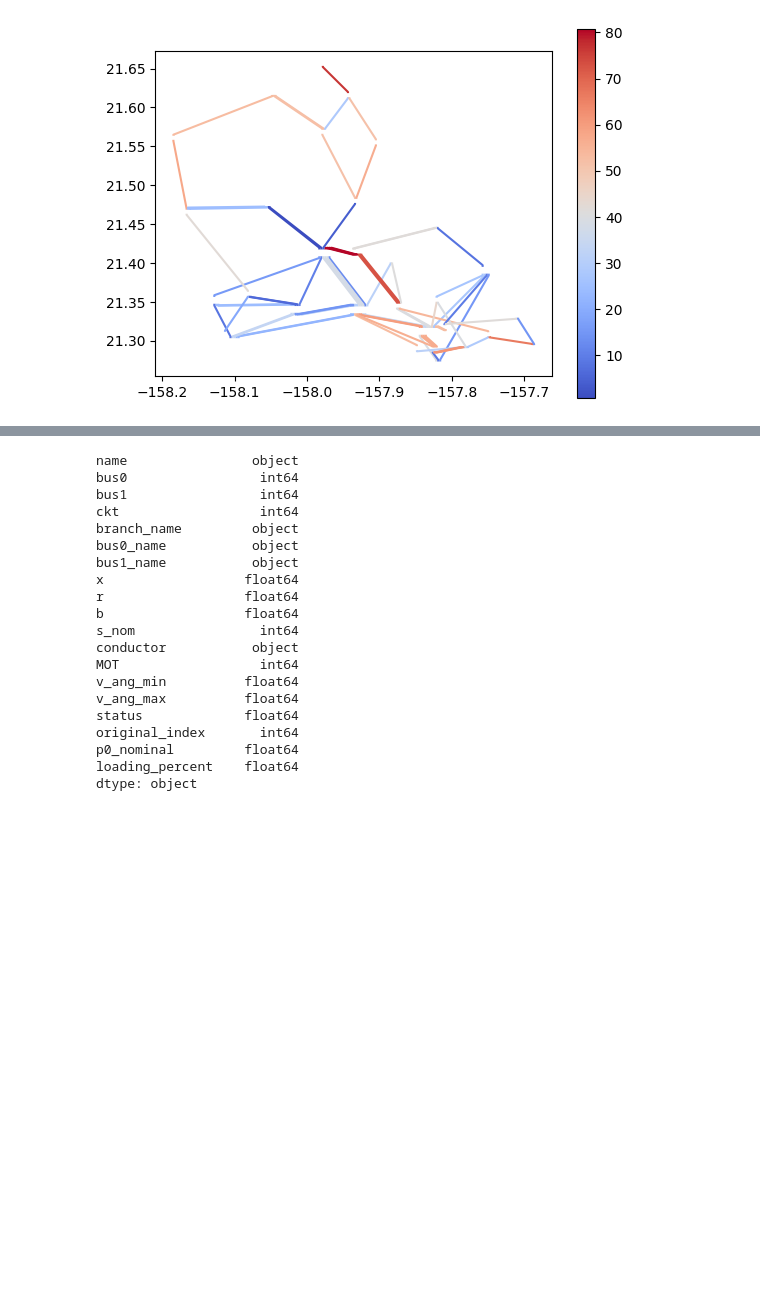
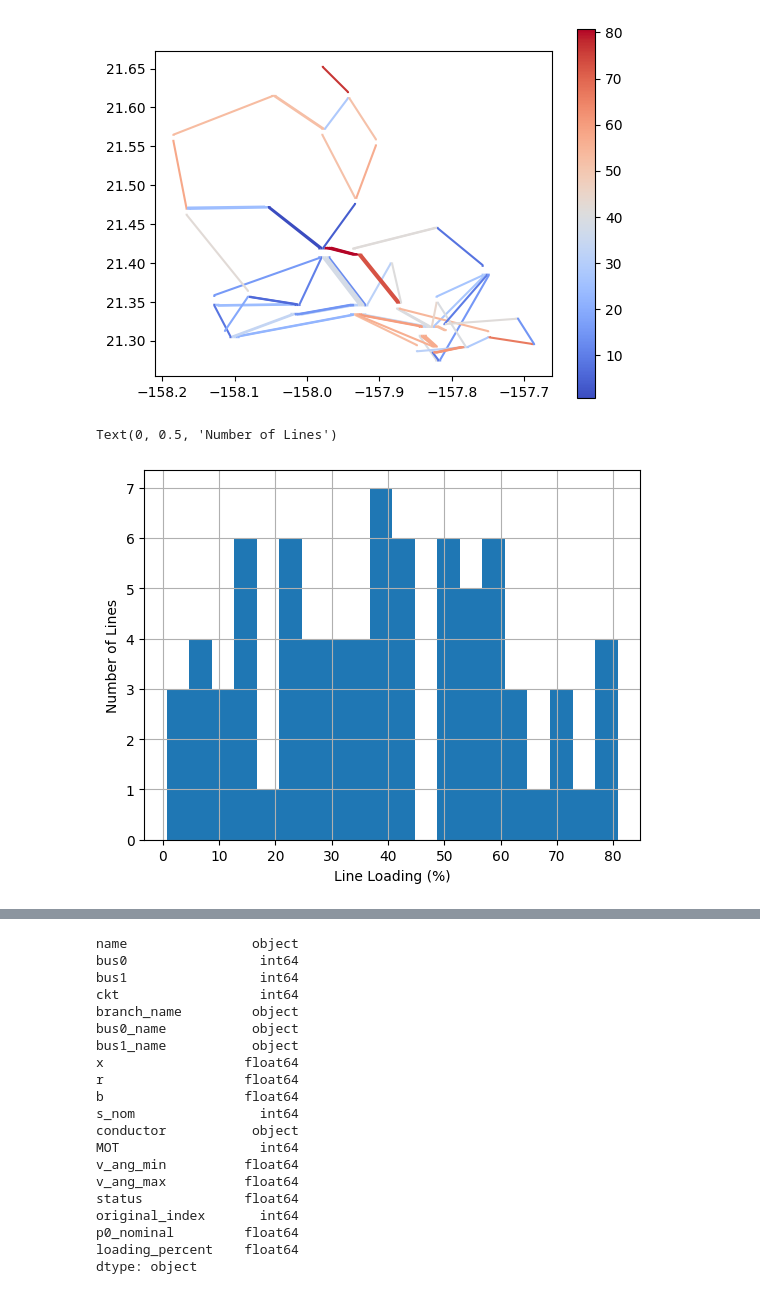
Before and after one commit to AvaS11/HackOHI-O-2025, a Jupyter notebook: notebook.ipynb, the cells around one changed output, grey strips where cells are left out. Saved outputs shown, nothing was run; the diff lists cells and outputs as text; code cells hidden in the pictures; blank space fills up the shorter version.

```diff
--- a/notebook.ipynb
+++ b/notebook.ipynb
@@ -76,3 +76,11 @@ geo_df.plot(column='loading_percent', legend=True, cmap='coolwarm')
 # %% [output]
 <Axes: >
 [figure]
+# %%
+import matplotlib.pyplot as plt
+df['loading_percent'].hist(bins=20)
+plt.xlabel('Line Loading (%)')
+plt.ylabel('Number of Lines')
+# %% [output]
+Text(0, 0.5, 'Number of Lines')
+[figure, added]
```
Also changed, not shown: parts of 1 cell of this notebook.
